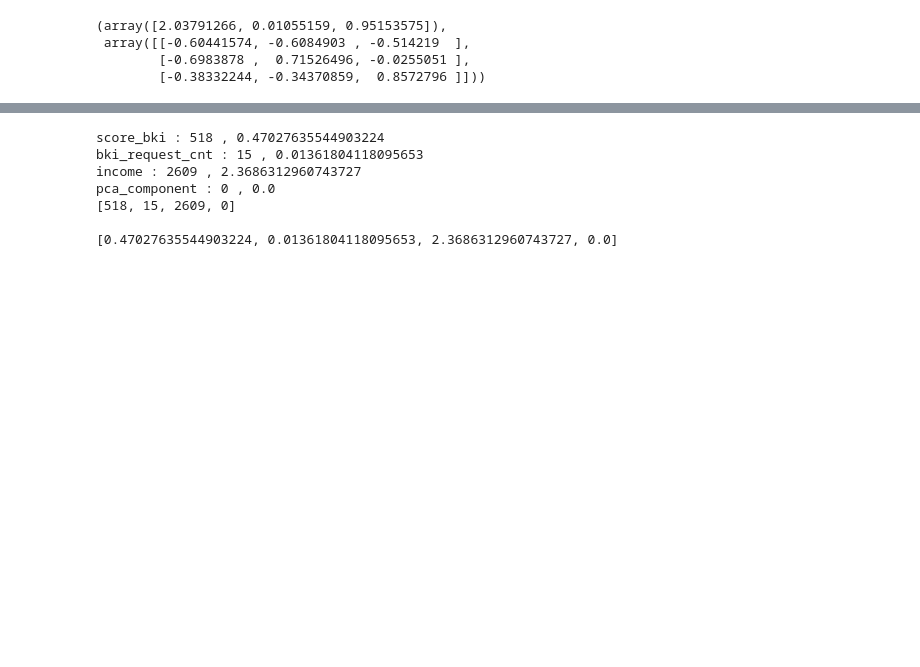
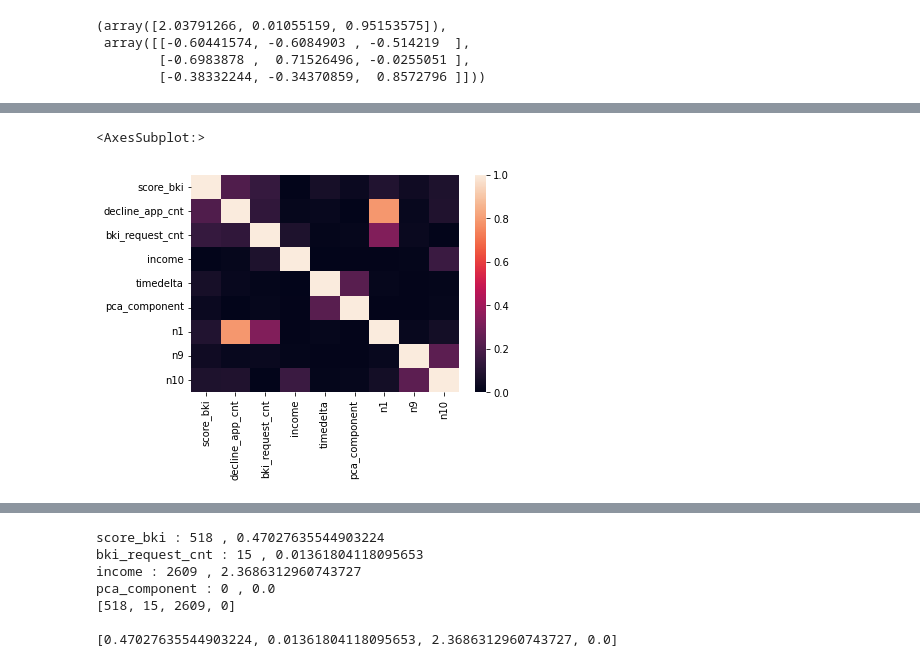
Before and after one commit to AlexandraGVZ/Skillfactory_Tasks, a Jupyter notebook: module_5/Project_5_Alexandra_Gvozdeva_V71.ipynb, the cells around one changed output, grey strips where cells are left out. Cells and saved outputs as stored; diff of their text form; code cells hidden in the pictures; blank space fills up the shorter version.

```diff
--- a/module_5/Project_5_Alexandra_Gvozdeva_V38.ipynb
+++ b/module_5/Project_5_Alexandra_Gvozdeva_V71.ipynb
@@ -343,0 +548,9 @@ poly_features.shape
+# %%
+# polynomial_columns=['score_bki', 'bki_request_cnt','income','timedelta', 'pca_component', 'n1',
+#        'n3', 'n9', 'n10']
+
+poly_columns=['score_bki','decline_app_cnt', 'bki_request_cnt','income','timedelta', 'pca_component','n1','n9','n10']
+sns.heatmap(data[poly_columns].corr().abs(), vmin=0, vmax=1)
+# %% [output]
+<AxesSubplot:>
+[figure, added]
```
Also changed, not shown: parts of 59 cells of this notebook, 2 other files.
